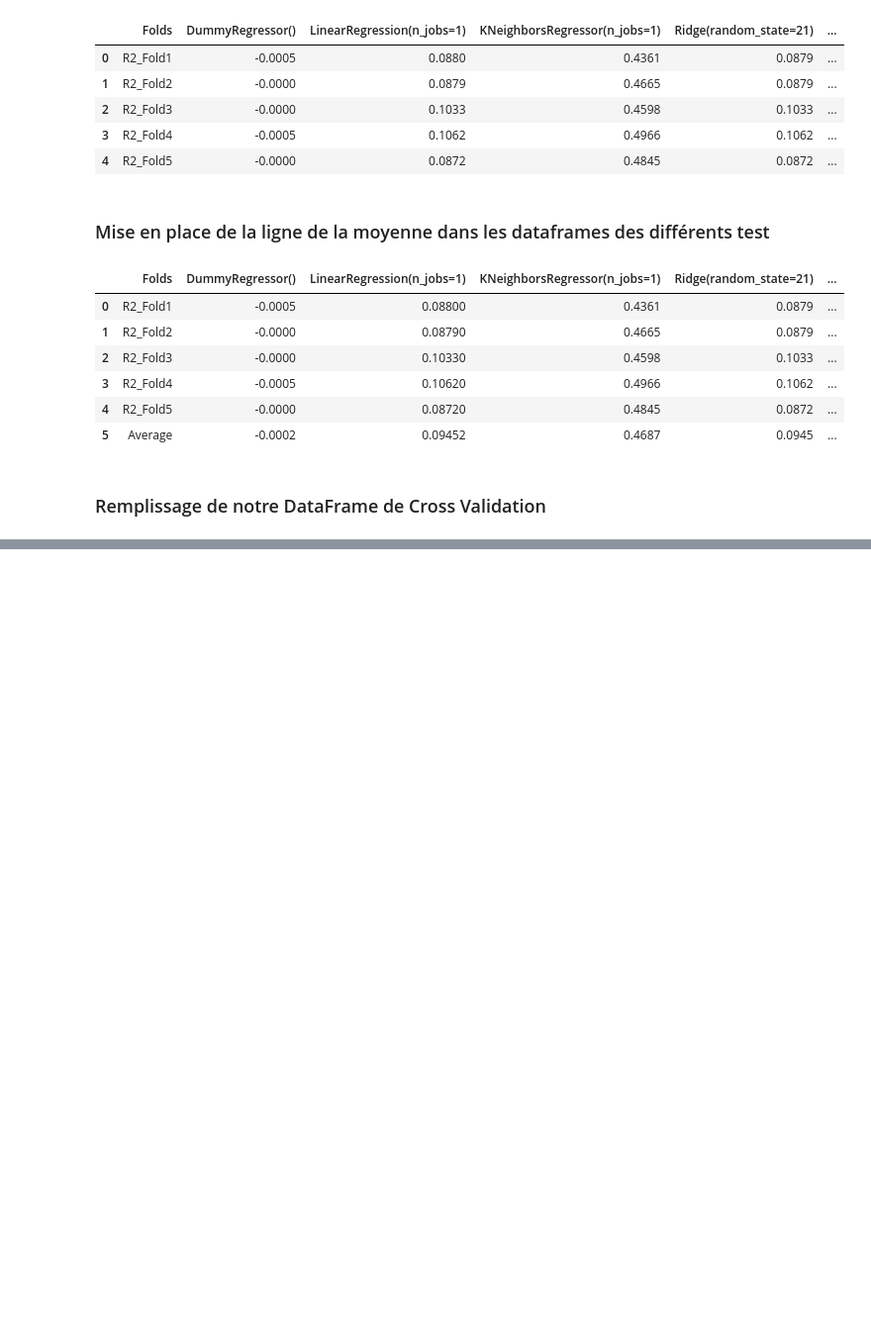
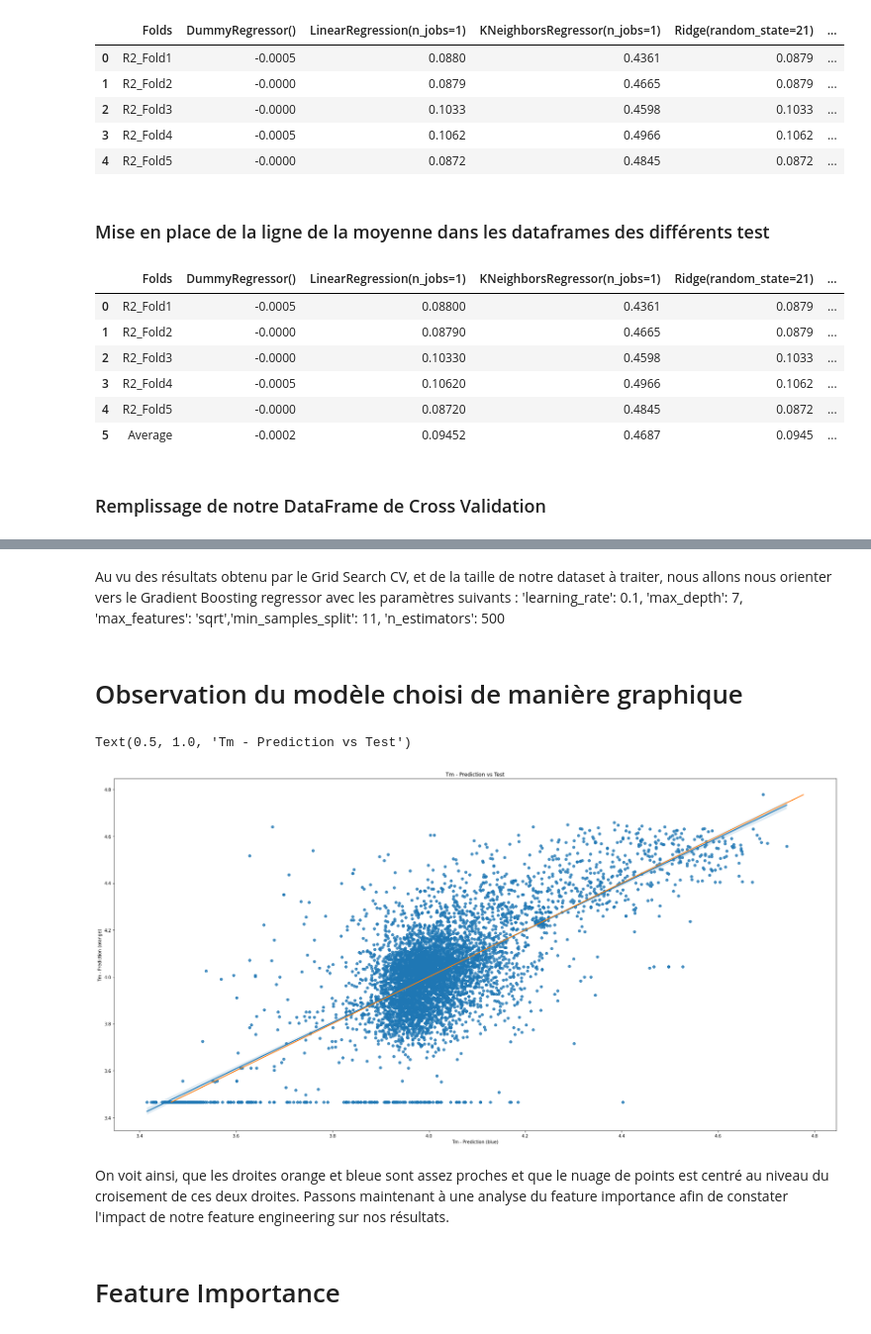
Before and after one commit to Azepel/Prediction-de-la-stabilite-de-differentes-enzymes, a Jupyter notebook: LE_ROSAIRE_1_documentation&code_112022.ipynb, the cells around one changed output, grey strips where cells are left out. Shown at 99% size. Drawn from its saved outputs; the diff is of its cells as text; code cells hidden in the pictures; blank space fills up the shorter version.

```diff
--- a/LE_ROSAIRE_1_documentation&code_112022.ipynb
+++ b/LE_ROSAIRE_1_documentation&code_112022.ipynb
@@ -893,0 +1349,2 @@ Cross_validation['RMSE_train']=list_RMSE
+# %%
+RFR_GS.fit(xtrain_log,ytrain_log)
@@ -893,0 +1417,6 @@ Cross_validation['RMSE_train']=list_RMSE
+# %%
+paramètre={'learning_rate' :[0.01,0.1,0.25],'max_depth' :[1,3,5,7],'max_features':(1,'sqrt','log2'),'min_samples_split' : [9,10,11,12,13,14], 'n_estimators' :[100,500,1000]}
+# %%
+GBR_GS=GridSearchCV(estimator =Gradient_Boosting_Regressor, param_grid=paramètre, cv=5, verbose = 3)
+# %%
+GBR_GS.fit(xtrain_log,ytrain_log)
@@ -893,0 +1465,22 @@ Cross_validation['RMSE_train']=list_RMSE
+# %% [markdown]
+Au vu des résultats obtenu par le Grid Search CV, et de la taille de notre dataset à traiter, nous allons nous orienter vers le Gradient Boosting regressor avec les paramètres suivants : 'learning_rate': 0.1, 'max_depth': 7, 'max_features': 'sqrt','min_samples_split': 11, 'n_estimators': 500
+# %% [markdown]
+# Observation du modèle choisi de manière graphique
+# %%
+modele=GradientBoostingRegressor(learning_rate= 0.1, max_depth= 7, max_features= 'sqrt', min_samples_split= 11, n_estimators= 500, random_state=21)
+fit=modele.fit(xtrain_log,ytrain_log)
+ypredict_log=fit.predict(xtest_log)
+# Visualisation du modèle prédit selon les valeurs test
+sns.regplot(x=ypredict_log,y=ytest_log)
+# Obtenir la ligne correspondant au valeur test
+plt.plot(ytest_log,ytest_log)
+plt.xlabel("Tm - Prediction (blue)")
+plt.ylabel("Tm - Prediction (orange)")
+plt.title("Tm - Prediction vs Test")
+# %% [output]
+Text(0.5, 1.0, 'Tm - Prediction vs Test')
+[figure, added]
+# %% [markdown]
+On voit ainsi, que les droites orange et bleue sont assez proches et que le nuage de points est centré au niveau du croisement de ces deux droites. Passons maintenant à une analyse du feature importance afin de constater l'impact de notre feature engineering sur nos résultats.
+# %% [markdown]
+# Feature Importance
```
Also changed, not shown: parts of 121 cells of this notebook.
